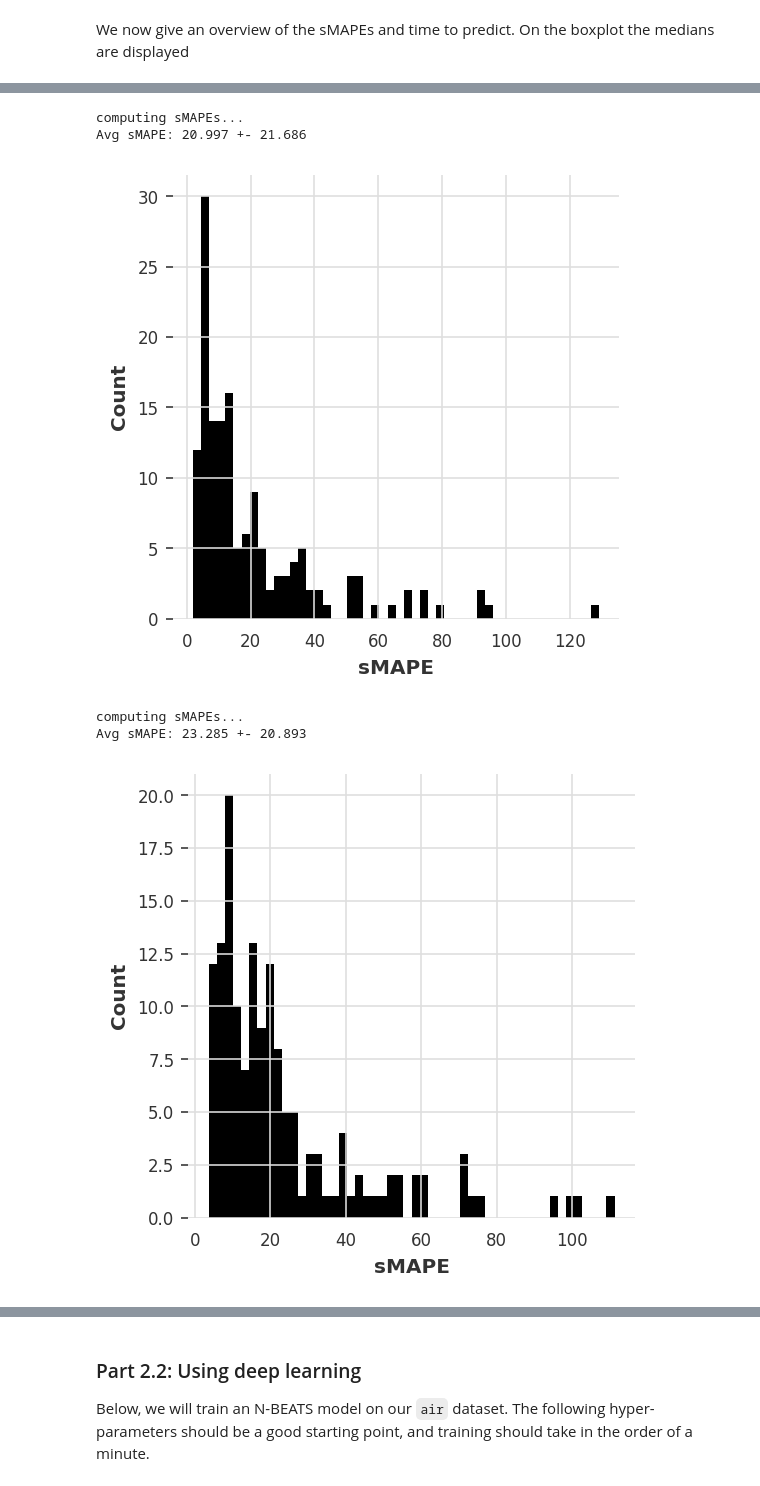
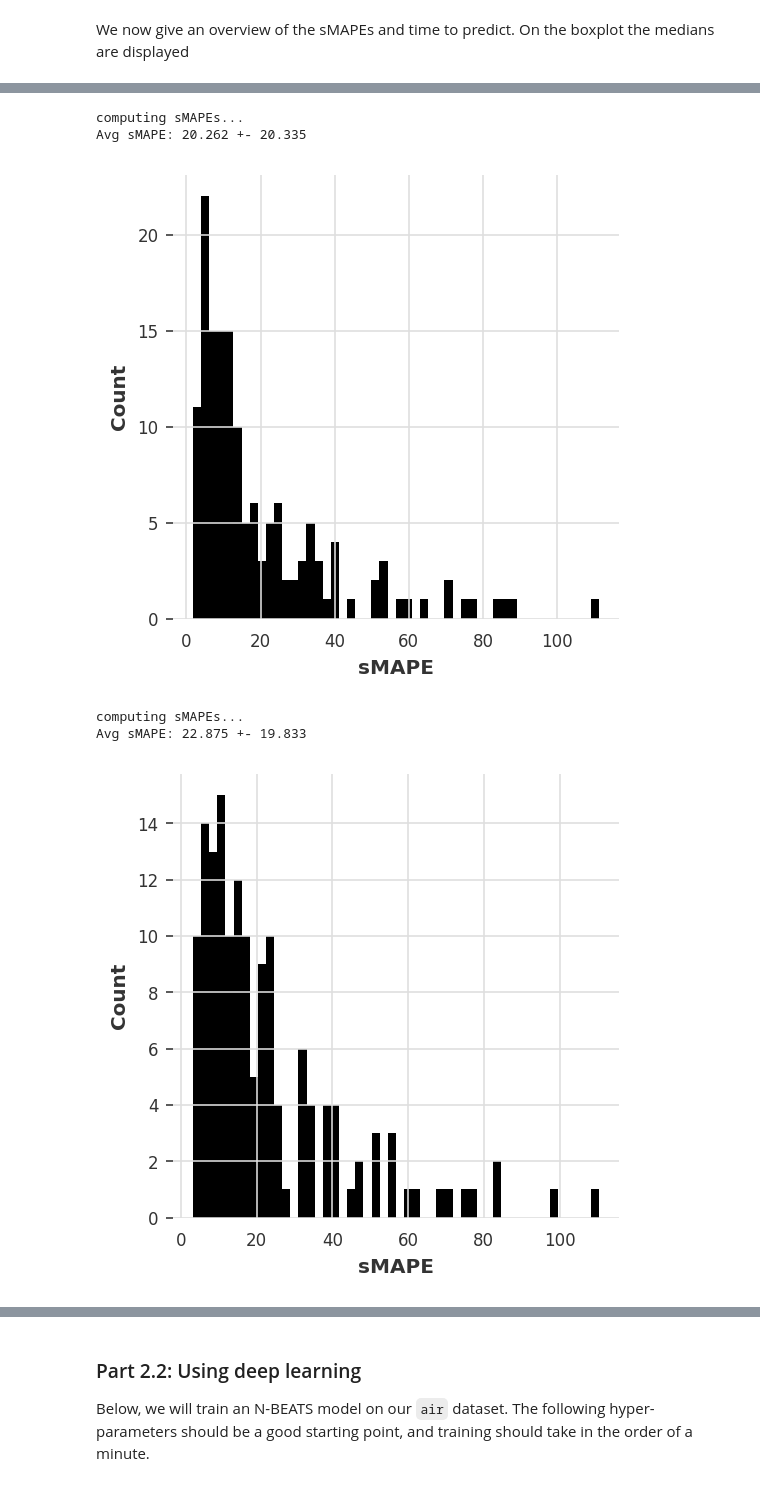
Before and after one commit to lorraineB/Darts, a Jupyter notebook: sds_2023_workshop_master_notebook.ipynb, the cells around one changed output, grey strips where cells are left out. Saved outputs shown, nothing was run; the diff lists cells and outputs as text; code cells hidden in the pictures.

```diff
--- a/sds_2023_workshop_master_notebook.ipynb
+++ b/sds_2023_workshop_master_notebook.ipynb
@@ -413,28 +411,28 @@ Can you try plotting some of the forecasts to visualise them?
 `RegressionModel` in Darts are forecasting models that can wrap around any "scikit-learn compatible" regression model to obtain forecasts. In addition, Darts also offers some "pre-packaged" regression models such as `LinearRegressionModel` and `LightGBMModel`. Here's what it looks like with a `LinearRegressionModel`:
 # %%
 # lags + output_chunk_length should not be larger than
-# the shortest training series (36). Lags can also be
+# the shortest training series (46). Lags can also be
 # specified individually... see API doc.
 start_time = time.time()
-model = LinearRegressionModel(lags=24, output_chunk_length=12, use_static_covariates=False)
+model = LinearRegressionModel(lags=34, output_chunk_length=12, use_static_covariates=False)
 model.fit(air_train)
 lr_preds = model.predict(series=air_train, n=HORIZON)
 lr_elapsed_time = time.time() - start_time
 lr_smapes = eval_forecasts(lr_preds, air_test)
 # %% [output]
 computing sMAPEs...
-Avg sMAPE: 20.997 +- 21.686
+Avg sMAPE: 20.262 +- 20.335
-[figure, old version]
+[figure, new version]
 # %%
 start_time = time.time()
-model = LightGBMModel(lags=24, output_chunk_length=12, use_static_covariates=False)
+model = LightGBMModel(lags=34, output_chunk_length=12, use_static_covariates=False)
 model.fit(air_train)
 lgbm_preds = model.predict(series=air_train, n=HORIZON)
 lgbm_elapsed_time = time.time() - start_time
 lgbm_smapes = eval_forecasts(lgbm_preds, air_test)
 # %% [output]
 computing sMAPEs...
-Avg sMAPE: 23.285 +- 20.893
+Avg sMAPE: 22.875 +- 19.833
-[figure, old version]
+[figure, new version]
 # %%
 start_time = time.time()
```
Also changed, not shown: parts of 33 cells of this notebook.
